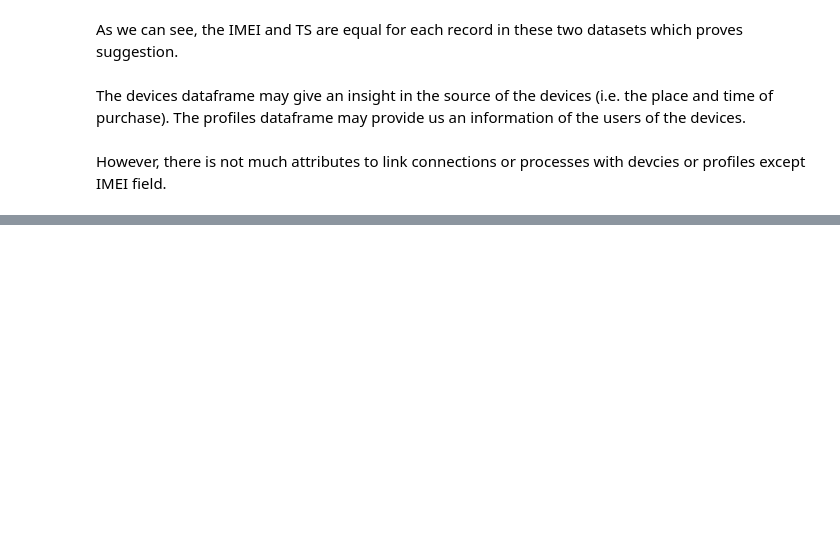
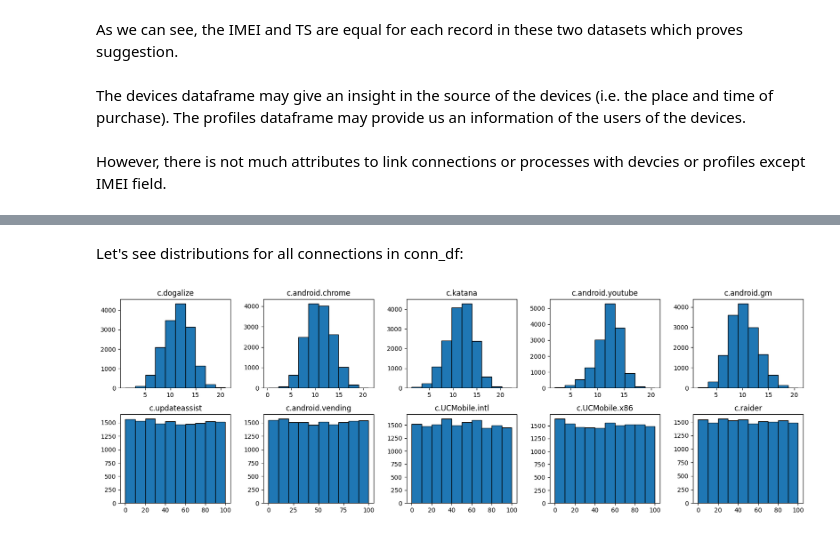
Before and after one commit to Yessirskiy/IAU-Project, a Jupyter notebook: data/project.ipynb, the cells around one changed output, grey strips where cells are left out. Saved outputs shown, nothing was run; the diff lists cells and outputs as text; code cells hidden in the pictures; blank space fills up the shorter version.

```diff
--- a/data/project.ipynb
+++ b/data/project.ipynb
@@ -129,0 +176,10 @@ However, there is not much attributes to link connections or processes with devc
+# %% [markdown]
+Let's see distributions for all connections in conn_df:
+# %%
+conn_attributes =  conn_df.select_dtypes("float")
+conn_attrs = conn_attributes.loc[:, conn_attributes.columns != 'mwra']
+fig, axis = plt.subplots(2, 5, figsize=(20,6))
+conn_attrs.hist(ax=axis, edgecolor='black', grid=False)
+plt.show()
+# %% [output]
+[figure, added]
```
Also changed, not shown: parts of 13 cells of this notebook.
